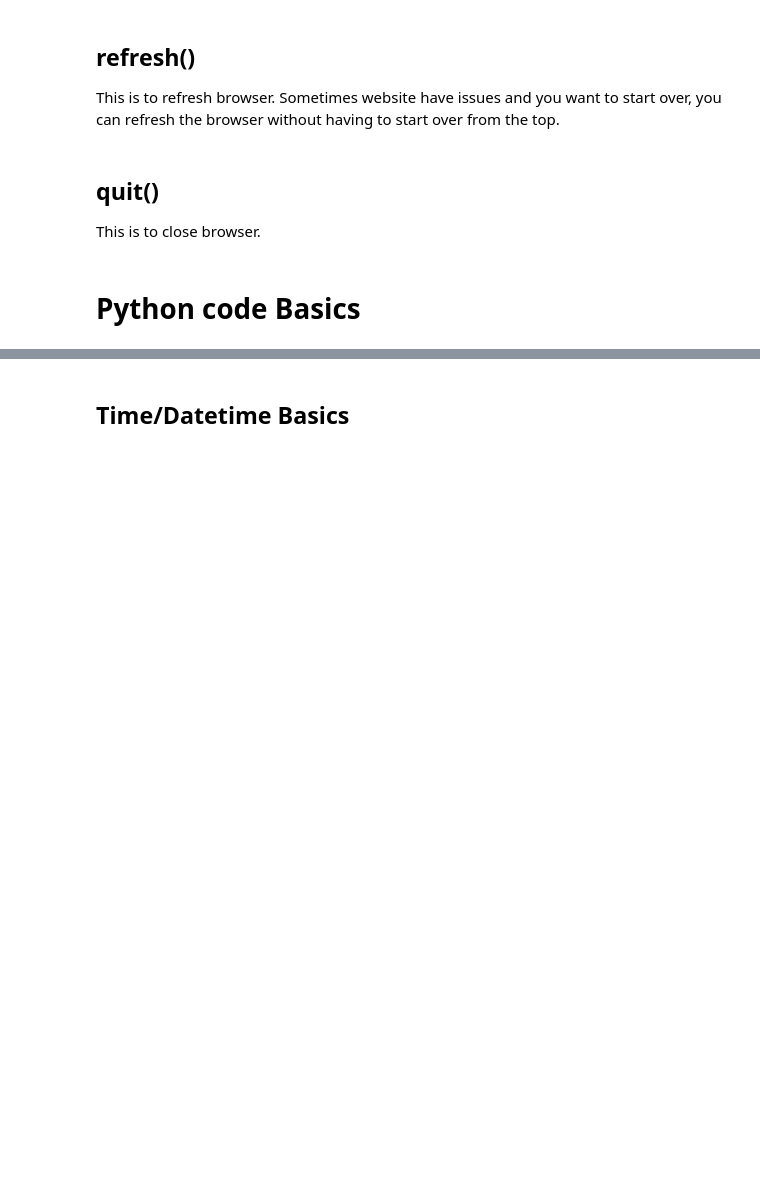
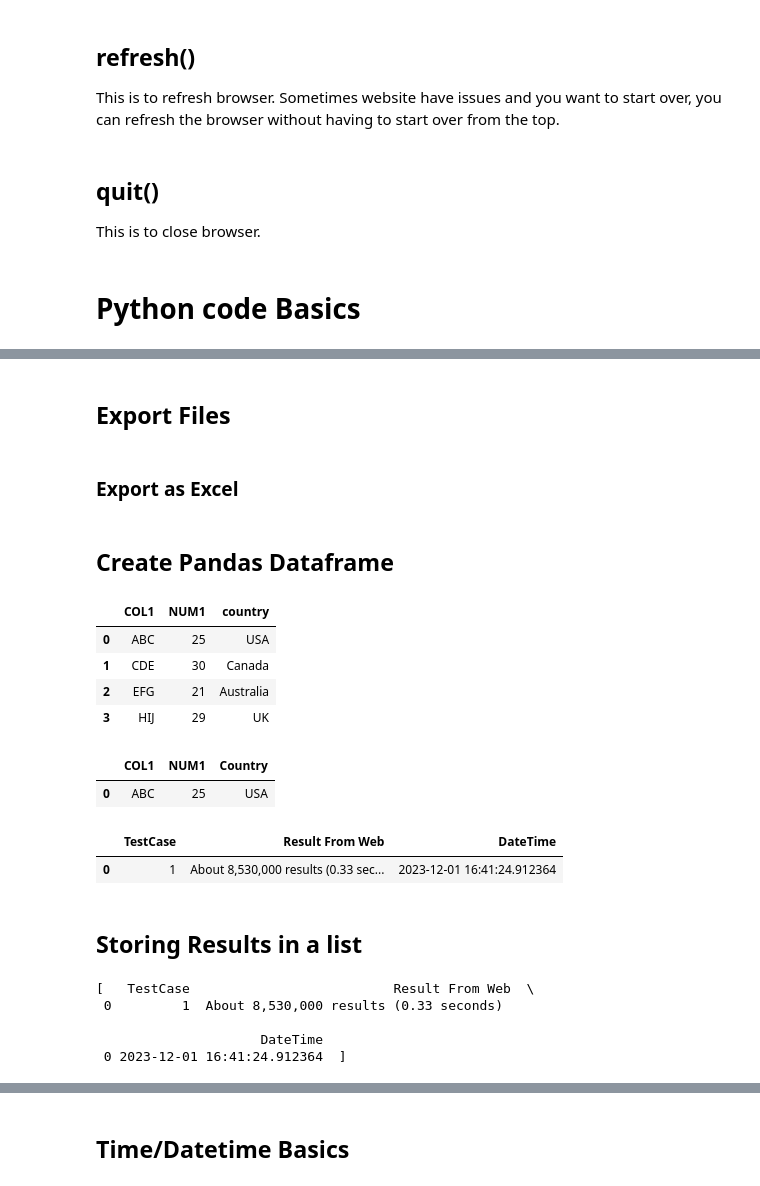
Before and after one commit to cjyi31/Selenium-Projects, a Jupyter notebook: 00 Selenium & Python Basics Training Codes.ipynb, the cells around one changed output, grey strips where cells are left out. Cells and saved outputs as stored; diff of their text form; code cells hidden in the pictures; blank space fills up the shorter version.

```diff
--- a/00 Selenium & Python Basics Training Codes.ipynb
+++ b/00 Selenium & Python Basics Training Codes.ipynb
@@ -107,0 +137,4 @@ browser.quit()
+# %% [markdown]
+## Export Files
+# %% [markdown]
+### Export as Excel
@@ -107,0 +144,60 @@ browser.quit()
+# %% [markdown]
+## Create Pandas Dataframe
+# %%
+import pandas as pd
+
+# create a dictionary with some data
+data = {'COL1': ['ABC', 'CDE', 'EFG', 'HIJ'],
+        'NUM1': [25, 30, 21, 29],
+        'country': ['USA', 'Canada', 'Australia', 'UK']}
+
+# create a DataFrame from the dictionary
+df = pd.DataFrame(data)
+df
+# %% [output]
+|  | COL1 | NUM1 | country |
+| 0 | ABC | 25 | USA |
+| 1 | CDE | 30 | Canada |
+| 2 | EFG | 21 | Australia |
+| 3 | HIJ | 29 | UK |
+# %%
+#Create pandas dataframe with only 1 row
+import pandas as pd
+df = pd.DataFrame({'COL1': 'ABC',
+                   'NUM1':25,
+                   'Country': 'USA'}, index=[0])
+df
+# %% [output]
+|  | COL1 | NUM1 | Country |
+| 0 | ABC | 25 | USA |
+# %%
+#You can assign the items you've extracted and create dataframe table
+#For example:
+
+#let TestCaseNum = 1.
+TestCaseNum = 1
+
+#Import module and getting current date and time
+import datetime as dt
+CurrDateTime = dt.datetime.now()
+
+import pandas as pd
+df = pd.DataFrame({'TestCase': TestCaseNum,
+        'Result From Web': Result,
+        'DateTime': CurrDateTime}, index=[0])
+df
+# %% [output]
+|  | TestCase | Result From Web | DateTime |
+| 0 | 1 | About 8,530,000 results (0.33 sec... | 2023-12-01 16:41:24.912364 |
+# %% [markdown]
+## Storing Results in a list
+# %%
+ResultList = []
+ResultList.append(df)
+ResultList
+# %% [output]
+[   TestCase                          Result From Web  \
+ 0         1  About 8,530,000 results (0.33 seconds)
+
+                     DateTime
+ 0 2023-12-01 16:41:24.912364  ]
```
Also changed, not shown: parts of 41 cells of this notebook.
